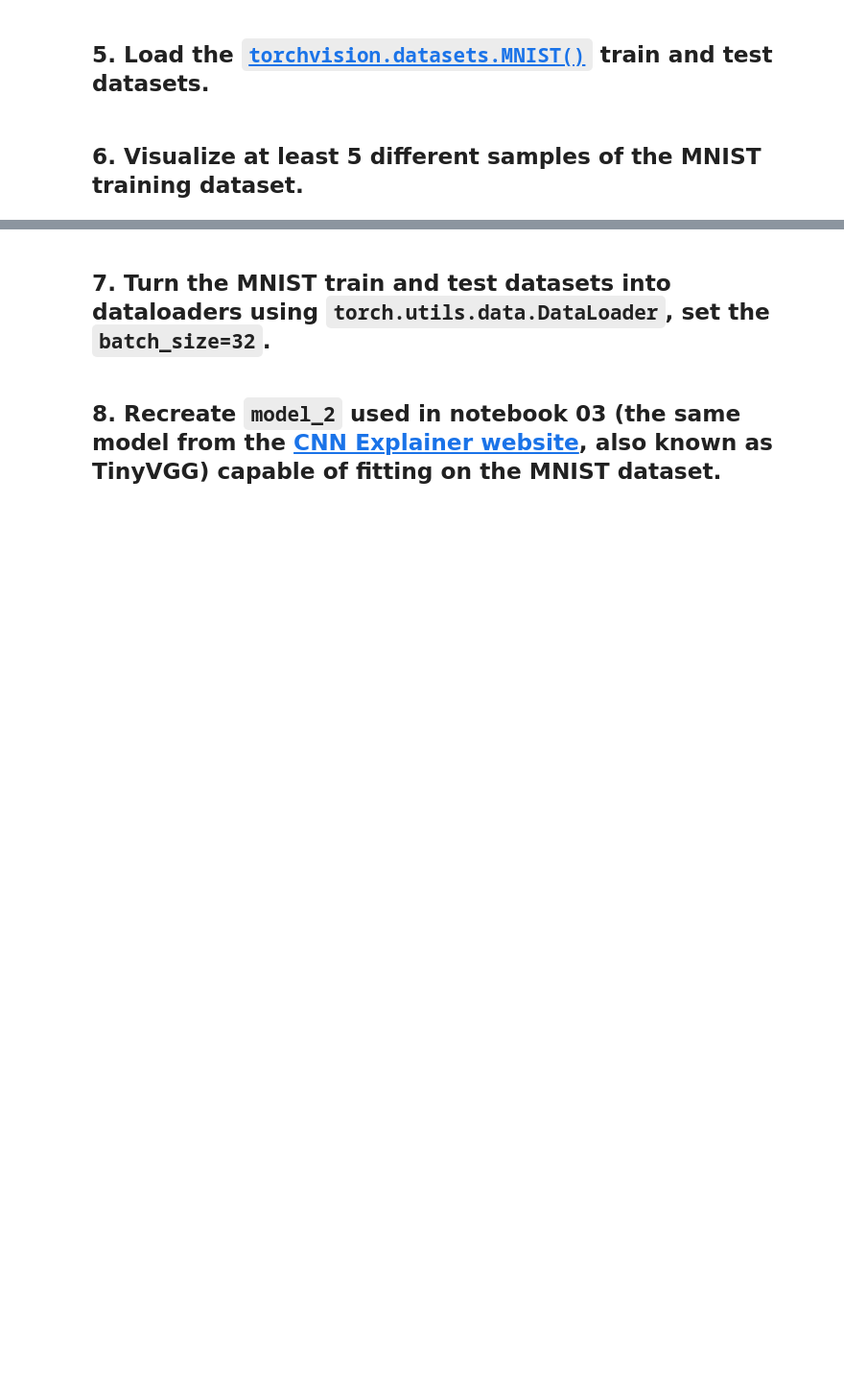
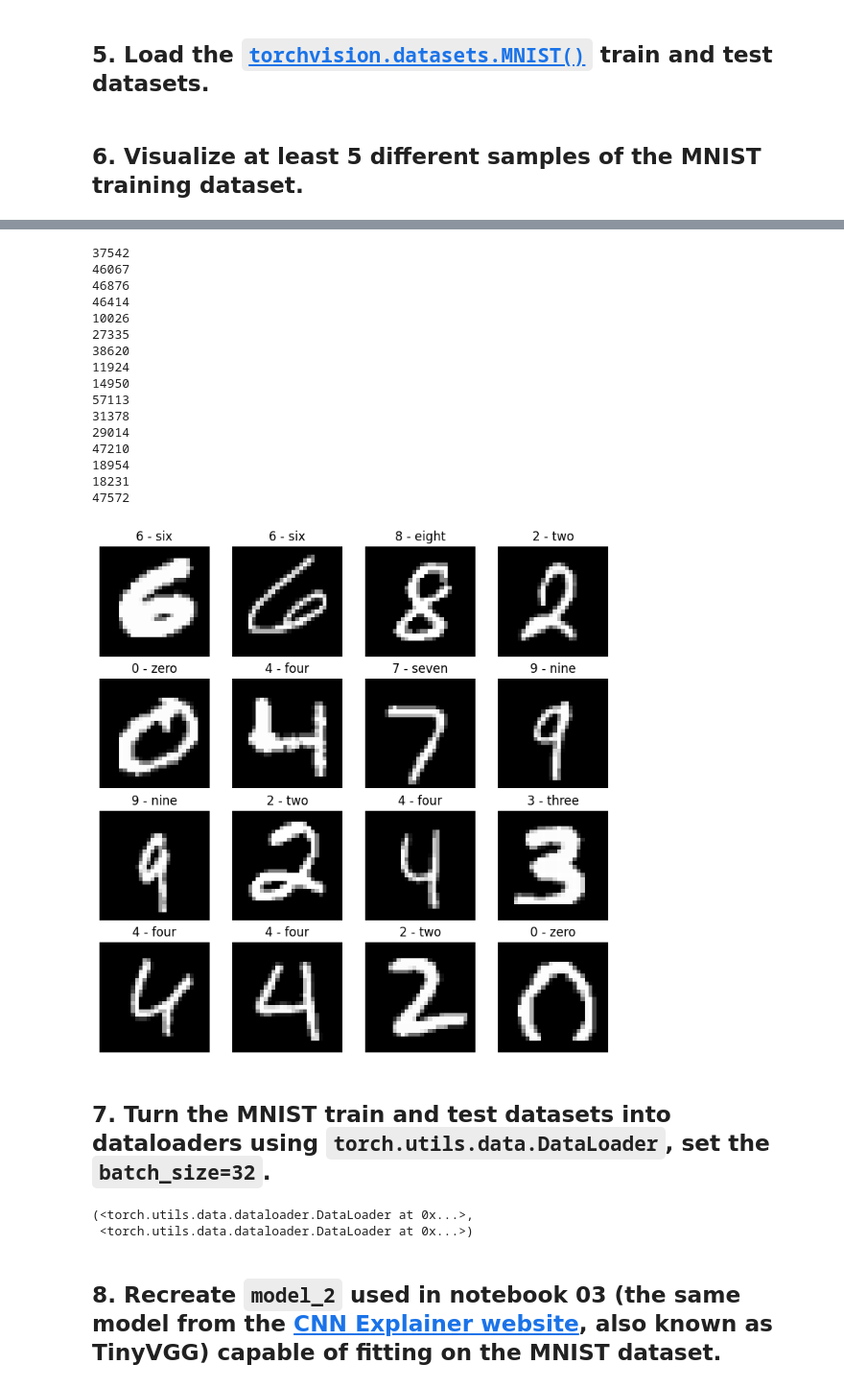
Before and after one commit to LonelyFort/LonelyFort, a Jupyter notebook: extras/exercises/03_pytorch_computer_vision_exercises.ipynb, the cells around one changed output, grey strips where cells are left out. Shown: that part at 96% size. Cells and saved outputs as stored; diff of their text form; code cells hidden in the pictures; blank space fills up the shorter version.

```diff
--- a/extras/exercises/03_pytorch_computer_vision_exercises.ipynb
+++ b/extras/exercises/03_pytorch_computer_vision_exercises.ipynb
@@ -66,4 +115,56 @@ print(torch.__version__)
+# %%
+class_names = train_data.classes
+torch.manual_seed(42)
+fig = plt.figure(figsize=(9, 9))
+row, cols = 4, 4
+for i in range(1, row * cols+1):
+  random_idx = torch.randint(0, len(train_data), size=[1]).item()
+  print(random_idx)
+  img, label = train_data[random_idx]
+  fig.add_subplot(row, cols, i)
+  plt.imshow(img.squeeze(), cmap="gray")
+  plt.title(class_names[label])
+  plt.axis(False)
+# %% [output]
+37542
+46067
+46876
+46414
+10026
+27335
+38620
+11924
+14950
+57113
+31378
+29014
+47210
+18954
+18231
+47572
+[figure, added]
 # %% [markdown]
 ## 7. Turn the MNIST train and test datasets into dataloaders using `torch.utils.data.DataLoader`, set the `batch_size=32`.
+# %%
+BATCH_SIZE = 32
+
+from torch.utils.data import DataLoader
+
+train_dataLoader = DataLoader(
+    dataset=train_data,
+    batch_size=BATCH_SIZE,
+    shuffle=True
+)
+
+test_dataLoader = DataLoader(
+    dataset=test_data,
+    batch_size=BATCH_SIZE,
+    shuffle=False
+)
+
+train_dataLoader, test_dataLoader
+# %% [output]
+(<torch.utils.data.dataloader.DataLoader at 0x...>,
+ <torch.utils.data.dataloader.DataLoader at 0x...>)
 # %% [markdown]
 ## 8. Recreate `model_2` used in notebook 03 (the same model from the [CNN Explainer website](https://poloclub.github.io/cnn-explainer/), also known as TinyVGG) capable of fitting on the MNIST dataset.
```
Also changed, not shown: parts of 17 cells of this notebook.
